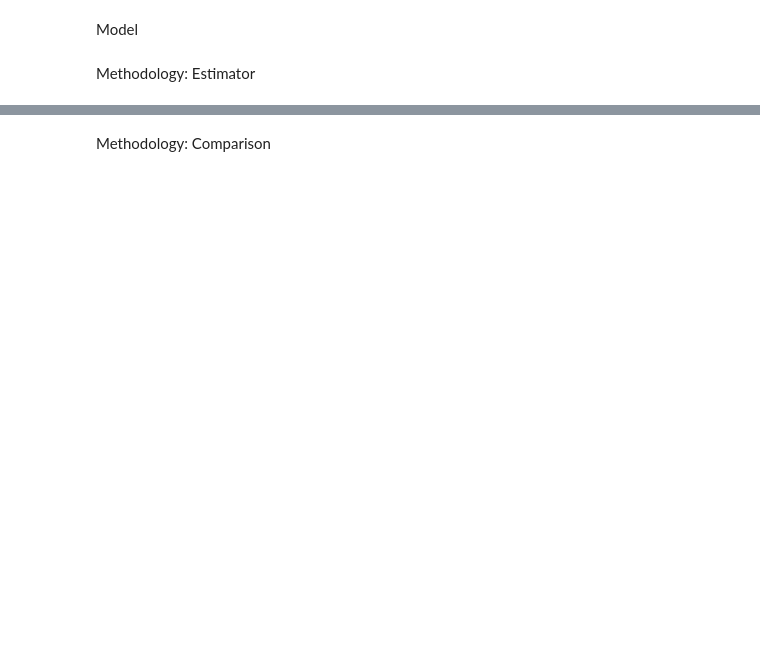
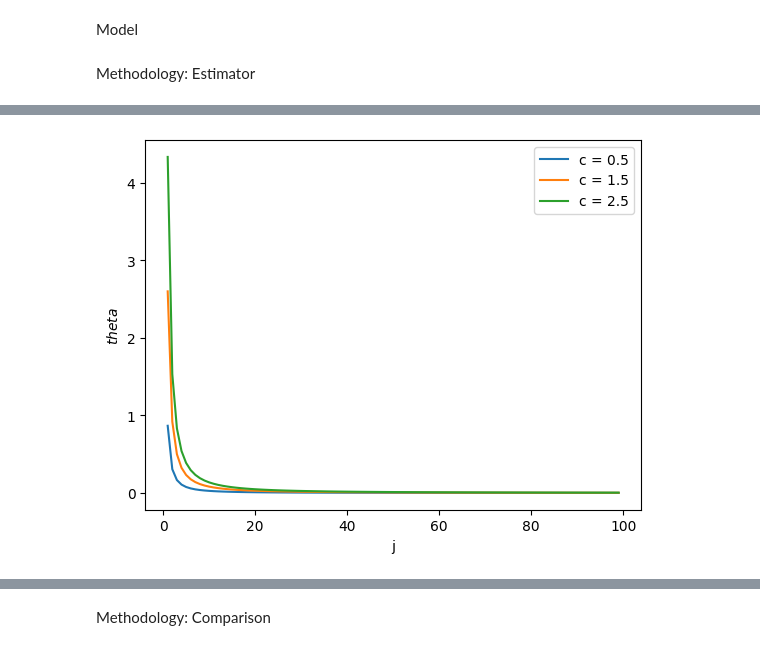
Before and after one commit to avril-rdgz/SCEDS_TVMA, a Jupyter notebook: main.ipynb, the cells around one changed output, grey strips where cells are left out. Cells and saved outputs as stored; diff of their text form; code cells hidden in the pictures; blank space fills up the shorter version.

```diff
--- a/main.ipynb
+++ b/main.ipynb
@@ -42,3 +44,100 @@ def DGP(T, J, R2, alpha=1.5):
     return Y, X, mu
 # %% [markdown]
 Methodology: Estimator
+# %%
+def check_true_dgp():
+    alpha = 1.5
+    j = np.arange(1, 100)
+    cs = [0.5, 1.5, 2.5]
+
+    theta_prev = 0
+    eps = 1e-4
+    for c in cs:
+        theta = c * np.sqrt(2 * alpha) * j**(-alpha)
+        diffs = np.abs(np.diff(theta))
+        if np.all(diffs > eps):
+            print(f"c = {c}: criterion satisfied for all j")
+        else:
+            first_fail = np.where(diffs <= eps)[0][0]
+            print(f"c = {c}: criterion fails at j = {j[first_fail+1]}")
+
+        plt.plot(j, theta, label=f"c = {c}")
+    plt.xlabel("j")
+    plt.ylabel("$theta$")
+    plt.legend()
+    plt.show()
+
+def kernel_vec(t, T, h):
+    u = (np.arange(T) - t) / (h * T)
+    return np.where(np.abs(u) <= 1, 0.75 * (1 - u**2), 0.0)   # Epanechnikov
+
+def local_jackknife(Y, X, h):
+    T = len(Y); mu_tilde = np.empty(T)
+    for t in range(T):
+        K = kernel_vec(t, T, h)           # K_t
+        K[t] = 0.0                         # leave‑one‑out
+        W = np.diag(K)
+        beta = np.linalg.solve(X.T @ W @ X, X.T @ W @ Y)
+        mu_tilde[t] = X[t, :] @ beta
+    return mu_tilde
+
+def obj_cv(w, mu_mat, Y, K):
+    mu_w = mu_mat @ w
+    resid = Y - mu_w
+    return np.sum(resid * K * resid)
+
+def tvjma(Y, X_list, h):
+    T, M = len(Y), len(X_list)
+    mu_mat = np.empty((T, M))
+    for m, X in enumerate(X_list):
+        mu_mat[:, m] = local_jackknife(Y, X, h)
+
+    w_hat = np.zeros((T, M)); mu_hat = np.empty(T)
+    for t in range(T):
+        K = kernel_vec(t, T, h)
+        K[t] = 0.0
+        # use all rows of mu_mat because the CV loss uses the full sample
+        cons = ({'type':'eq','fun':lambda w: np.sum(w)-1},
+                {'type':'ineq','fun':lambda w: w})
+        w0 = np.full(M, 1./M)
+        res = minimize(obj_cv, w0, args=(mu_mat, Y, K),
+                       method='SLSQP', constraints=cons,
+                       options={'ftol':1e-9})
+        w_hat[t] = res.x
+        mu_hat[t] = mu_mat[t] @ w_hat[t]
+    return mu_hat, w_hat
+
+def build_X_list(X):
+    T, J = X.shape
+    X_list = []
+
+    for m in range(1, J + 1):
+        X_list.append(X[:, :m])
+
+    return X_list
+
+def monte_carlo(T, J, R2, n_rep=1000):
+    h = 2.34 * T**(-0.5)
+    mse = np.empty(n_rep)
+    for r in tqdm(range(n_rep)):
+        Y ,X, mu_true = DGP(T, 100, R2)
+        X = X[:, :J      ]
+        X_list = build_X_list(X)
+        mu_hat, _ = tvjma(Y, X_list, h)
+        mse[r] = (np.mean((mu_hat - mu_true)**2) / np.mean(mu_true**2))
+
+    return mse.mean()
+
+
+check_true_dgp()
+R2_grid = np.arange(0.1, 1.0, 0.1)
+rmse = np.zeros(len(R2_grid))
+for i, R in enumerate(tqdm(R2_grid)):
+  rmse[i] = monte_carlo(100, 15, R, n_rep=1000)
+
+plt.plot(R2_grid, rmse, linewidth=2)
+plt.xlabel(r"$R^2$")
+plt.ylabel("Relative MSE")
+plt.title("TVJMA (Jackknife), T=100")
+plt.show()
+# %% [output]
@@ -44,0 +147 @@ Methodology: Estimator
+[figure, added]
```
Also changed, not shown: parts of 3 cells of this notebook.
